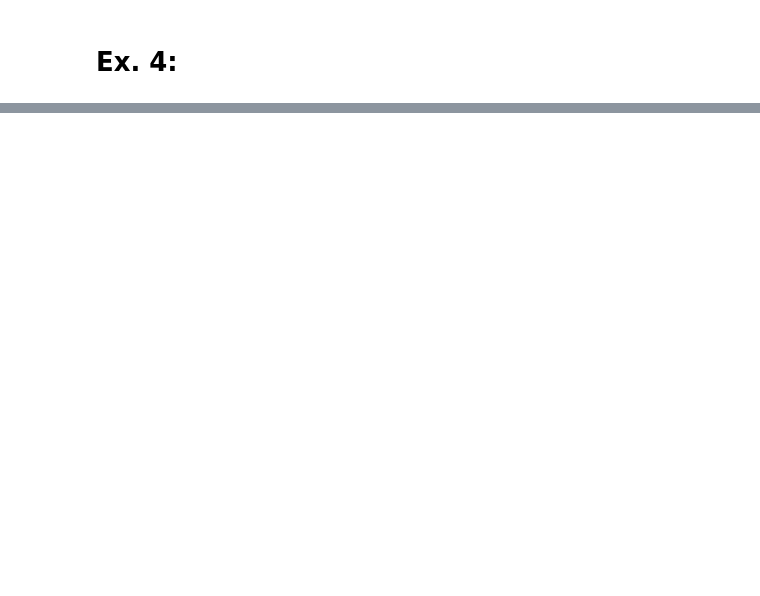
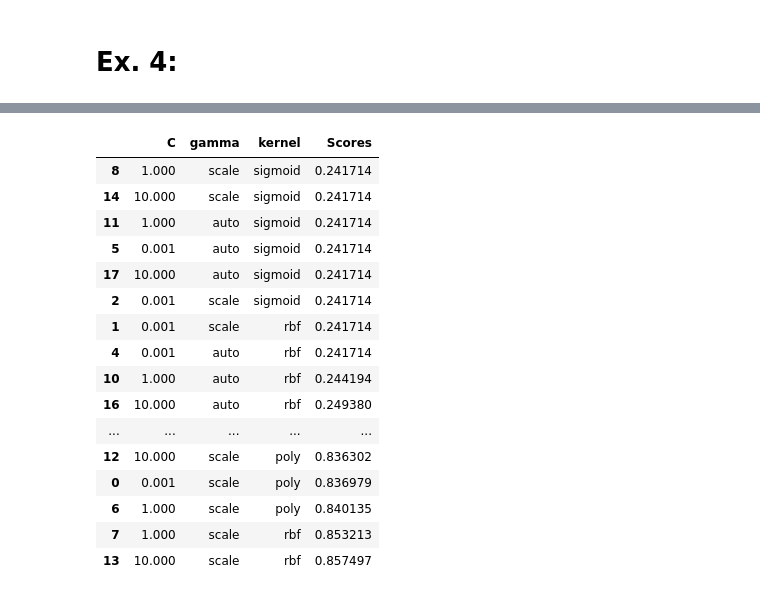
Before and after one commit to Kiwisuki/ktu-studies, a Jupyter notebook: Machine learning methods/LD3/LD3.1.ipynb, the cells around one changed output, grey strips where cells are left out. Drawn from its saved outputs; the diff is of its cells as text; code cells hidden in the pictures; blank space fills up the shorter version.

```diff
--- a/Machine learning methods/LD3/LD3.1.ipynb
+++ b/Machine learning methods/LD3/LD3.1.ipynb
@@ -107,0 +236,45 @@ clf.cv_results_['params']
+# %%
+scores = [0.83697858, 0.24171364, 0.24171364, 0.81037204, 0.24171364,
+       0.24171364, 0.84013529, 0.85321308, 0.24171364, 0.81037204,
+       0.24419391, 0.24171364, 0.83630214, 0.85749718, 0.24171364,
+       0.81037204, 0.24937993, 0.24171364]
+params = [{'C': 0.001, 'gamma': 'scale', 'kernel': 'poly'},
+ {'C': 0.001, 'gamma': 'scale', 'kernel': 'rbf'},
+ {'C': 0.001, 'gamma': 'scale', 'kernel': 'sigmoid'},
+ {'C': 0.001, 'gamma': 'auto', 'kernel': 'poly'},
+ {'C': 0.001, 'gamma': 'auto', 'kernel': 'rbf'},
+ {'C': 0.001, 'gamma': 'auto', 'kernel': 'sigmoid'},
+ {'C': 1, 'gamma': 'scale', 'kernel': 'poly'},
+ {'C': 1, 'gamma': 'scale', 'kernel': 'rbf'},
+ {'C': 1, 'gamma': 'scale', 'kernel': 'sigmoid'},
+ {'C': 1, 'gamma': 'auto', 'kernel': 'poly'},
+ {'C': 1, 'gamma': 'auto', 'kernel': 'rbf'},
+ {'C': 1, 'gamma': 'auto', 'kernel': 'sigmoid'},
+ {'C': 10, 'gamma': 'scale', 'kernel': 'poly'},
+ {'C': 10, 'gamma': 'scale', 'kernel': 'rbf'},
+ {'C': 10, 'gamma': 'scale', 'kernel': 'sigmoid'},
+ {'C': 10, 'gamma': 'auto', 'kernel': 'poly'},
+ {'C': 10, 'gamma': 'auto', 'kernel': 'rbf'},
+ {'C': 10, 'gamma': 'auto', 'kernel': 'sigmoid'}]
+
+a = pd.DataFrame(params)
+a['Scores'] = scores
+a.sort_values('Scores')
+# %% [output]
+|  | C | gamma | kernel | Scores |
+| 8 | 1.000 | scale | sigmoid | 0.241714 |
+| 14 | 10.000 | scale | sigmoid | 0.241714 |
+| 11 | 1.000 | auto | sigmoid | 0.241714 |
+| 5 | 0.001 | auto | sigmoid | 0.241714 |
+| 17 | 10.000 | auto | sigmoid | 0.241714 |
+| 2 | 0.001 | scale | sigmoid | 0.241714 |
+| 1 | 0.001 | scale | rbf | 0.241714 |
+| 4 | 0.001 | auto | rbf | 0.241714 |
+| 10 | 1.000 | auto | rbf | 0.244194 |
+| 16 | 10.000 | auto | rbf | 0.249380 |
+| ... | ... | ... | ... | ... |
+| 12 | 10.000 | scale | poly | 0.836302 |
+| 0 | 0.001 | scale | poly | 0.836979 |
+| 6 | 1.000 | scale | poly | 0.840135 |
+| 7 | 1.000 | scale | rbf | 0.853213 |
+| 13 | 10.000 | scale | rbf | 0.857497 |
```
Also changed, not shown: parts of 14 cells of this notebook, 7 other files.
